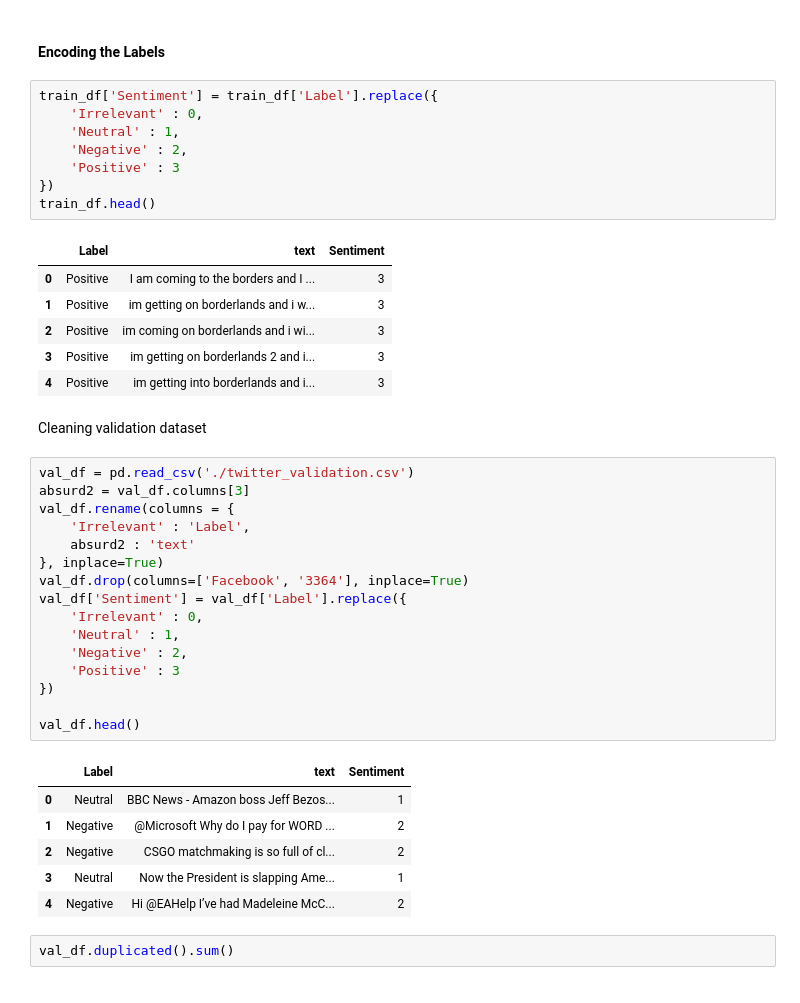
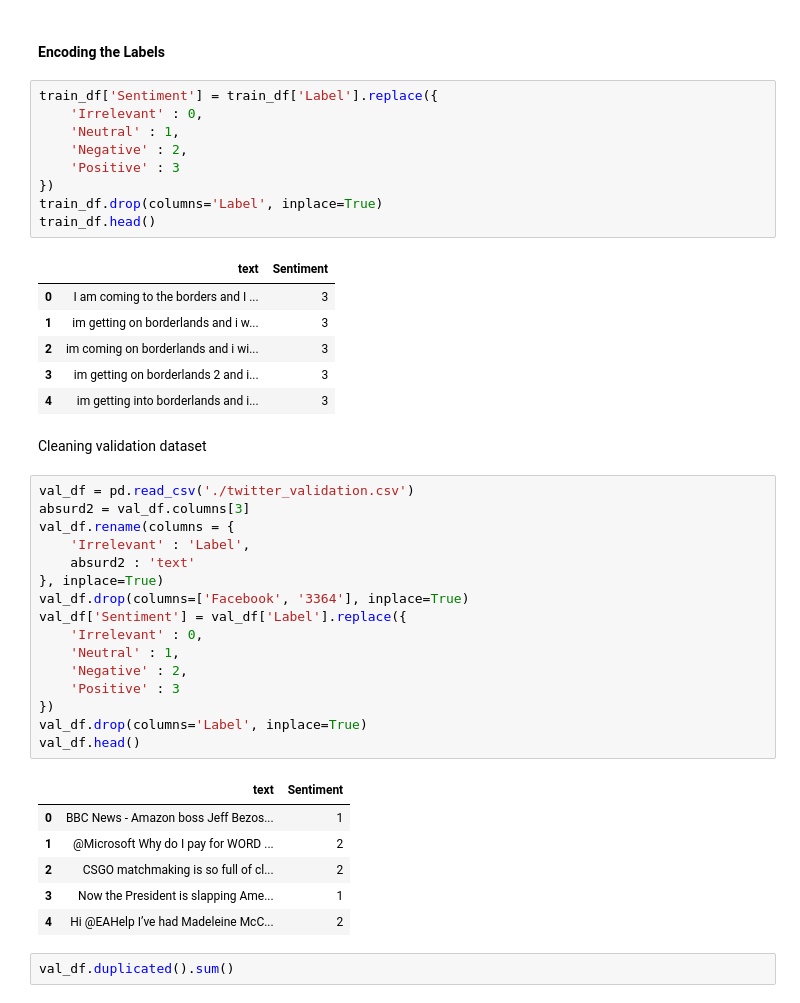
Before and after one commit to mayan05/YT-Analysis, a Jupyter notebook: model.ipynb, the cells around one changed output. Saved outputs shown, nothing was run; the diff lists cells and outputs as text.

```diff
--- a/model.ipynb
+++ b/model.ipynb
@@ -68,18 +68,19 @@ plt.show()
 # %%
 train_df['Sentiment'] = train_df['Label'].replace({
     'Irrelevant' : 0,
     'Neutral' : 1,
     'Negative' : 2,
     'Positive' : 3
 })
+train_df.drop(columns='Label', inplace=True)
 train_df.head()
 # %% [output]
-|  | Label | text | Sentiment |
-| 0 | Positive | I am coming to the borders and I ... | 3 |
-| 1 | Positive | im getting on borderlands and i w... | 3 |
-| 2 | Positive | im coming on borderlands and i wi... | 3 |
-| 3 | Positive | im getting on borderlands 2 and i... | 3 |
-| 4 | Positive | im getting into borderlands and i... | 3 |
+|  | text | Sentiment |
+| 0 | I am coming to the borders and I ... | 3 |
+| 1 | im getting on borderlands and i w... | 3 |
+| 2 | im coming on borderlands and i wi... | 3 |
+| 3 | im getting on borderlands 2 and i... | 3 |
+| 4 | im getting into borderlands and i... | 3 |
 # %% [markdown]
 Cleaning validation dataset
 # %%
@@ -96,15 +97,15 @@ val_df['Sentiment'] = val_df['Label'].replace({
     'Negative' : 2,
     'Positive' : 3
 })
-
+val_df.drop(columns='Label', inplace=True)
 val_df.head()
 # %% [output]
-|  | Label | text | Sentiment |
-| 0 | Neutral | BBC News - Amazon boss Jeff Bezos... | 1 |
-| 1 | Negative | @Microsoft Why do I pay for WORD ... | 2 |
-| 2 | Negative | CSGO matchmaking is so full of cl... | 2 |
-| 3 | Neutral | Now the President is slapping Ame... | 1 |
-| 4 | Negative | Hi @EAHelp I’ve had Madeleine McC... | 2 |
+|  | text | Sentiment |
+| 0 | BBC News - Amazon boss Jeff Bezos... | 1 |
+| 1 | @Microsoft Why do I pay for WORD ... | 2 |
+| 2 | CSGO matchmaking is so full of cl... | 2 |
+| 3 | Now the President is slapping Ame... | 1 |
+| 4 | Hi @EAHelp I’ve had Madeleine McC... | 2 |
 # %%
 val_df.duplicated().sum()
 # %% [output]
```
Also changed, not shown: parts of 7 cells of this notebook.
